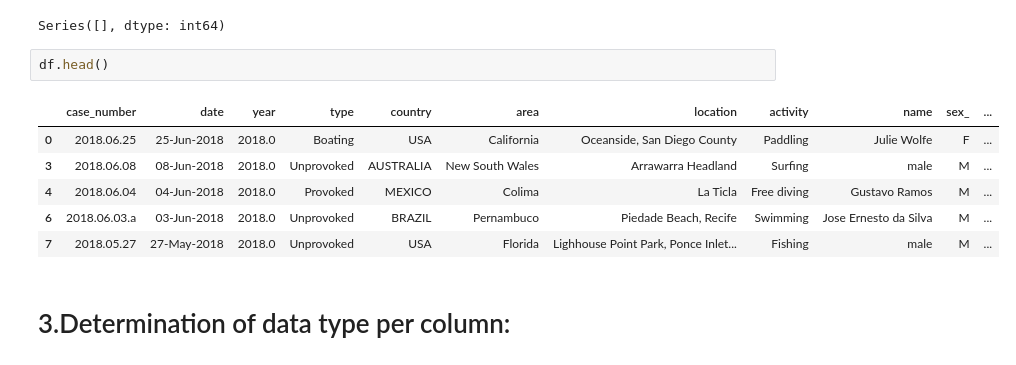
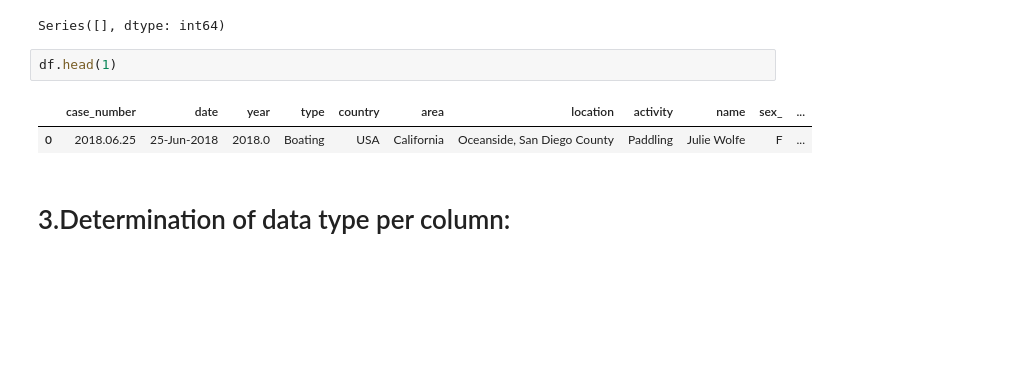
Before and after one commit to adominguez033/Project1_DA_Ironhack, a Jupyter notebook: Notebook/Formulas _DataCleaning.ipynb, the cells around one changed output. Drawn from its saved outputs; the diff is of its cells as text; blank space fills up the shorter version.

```diff
--- a/Notebook/Formulas _DataCleaning.ipynb
+++ b/Notebook/Formulas _DataCleaning.ipynb
@@ -191,14 +205,10 @@ nan_cols[nan_cols>0]
 # %% [output]
 Series([], dtype: int64)
 # %%
-df.head()
+df.head(1)
 # %% [output]
 |  | case_number | date | year | type | country | area | location | activity | name | sex_ | ... |
 | 0 | 2018.06.25 | 25-Jun-2018 | 2018.0 | Boating | USA | California | Oceanside, San Diego County | Paddling | Julie Wolfe | F | ... |
-| 3 | 2018.06.08 | 08-Jun-2018 | 2018.0 | Unprovoked | AUSTRALIA | New South Wales | Arrawarra Headland | Surfing | male | M | ... |
-| 4 | 2018.06.04 | 04-Jun-2018 | 2018.0 | Provoked | MEXICO | Colima | La Ticla | Free diving | Gustavo Ramos | M | ... |
-| 6 | 2018.06.03.a | 03-Jun-2018 | 2018.0 | Unprovoked | BRAZIL | Pernambuco | Piedade Beach, Recife | Swimming | Jose Ernesto da Silva | M | ... |
-| 7 | 2018.05.27 | 27-May-2018 | 2018.0 | Unprovoked | USA | Florida | Lighhouse Point Park, Ponce Inlet... | Fishing | male | M | ... |
 # %% [markdown]
 # 3.Determination of data type per column:
 # %% [markdown]
```
Also changed, not shown: parts of 97 cells of this notebook, 1 other file.
